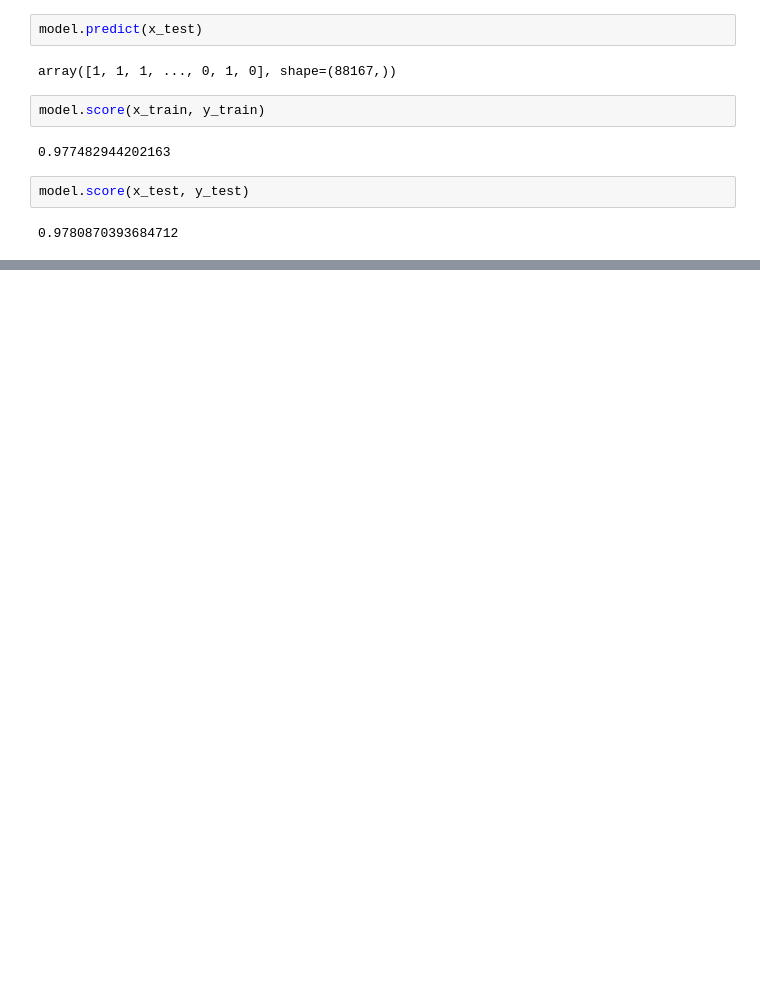
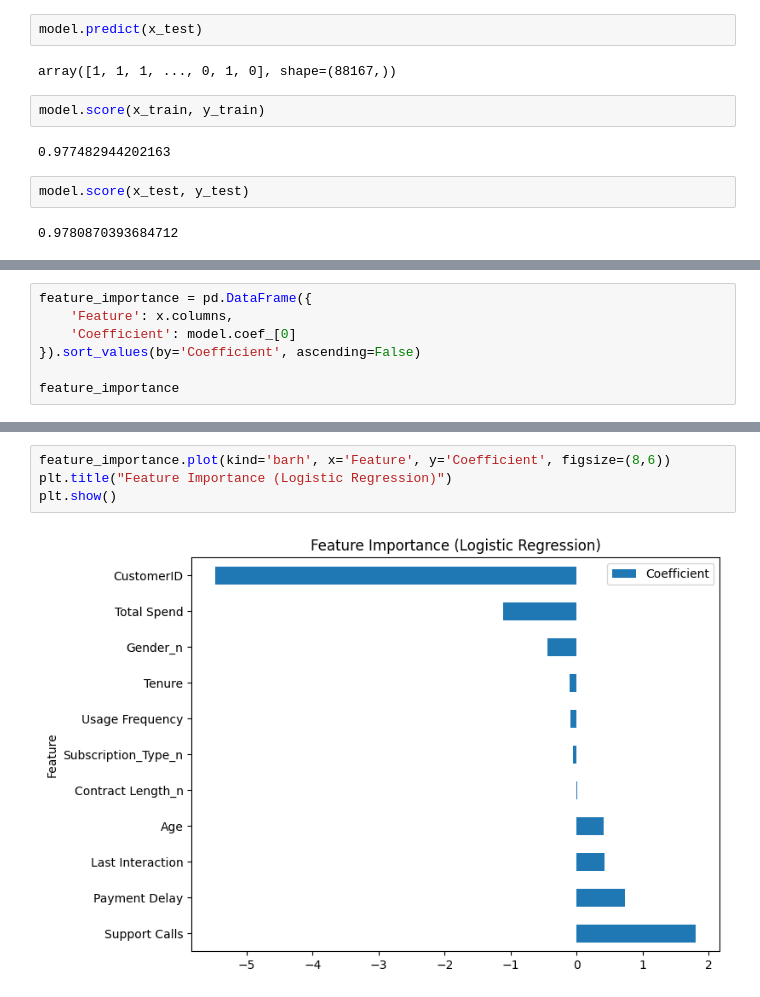
Before and after one commit to itsTaniCodes/Machine-Learning-projects-, a Jupyter notebook: 01_Customer_churn_LogisticRegression_classification.ipynb, the cells around one changed output, grey strips where cells are left out. Cells and saved outputs as stored; diff of their text form; blank space fills up the shorter version.

```diff
--- a/01_Customer_churn_LogisticRegression_classification.ipynb
+++ b/01_Customer_churn_LogisticRegression_classification.ipynb
@@ -213,0 +245,7 @@ model.score(x_test, y_test)
+# %%
+feature_importance = pd.DataFrame({
+    'Feature': x.columns,
+    'Coefficient': model.coef_[0]
+}).sort_values(by='Coefficient', ascending=False)
+
+feature_importance
@@ -213,0 +265,6 @@ model.score(x_test, y_test)
+# %%
+feature_importance.plot(kind='barh', x='Feature', y='Coefficient', figsize=(8,6))
+plt.title("Feature Importance (Logistic Regression)")
+plt.show()
+# %% [output]
+[figure, added]
```
Also changed, not shown: parts of 11 cells of this notebook.
